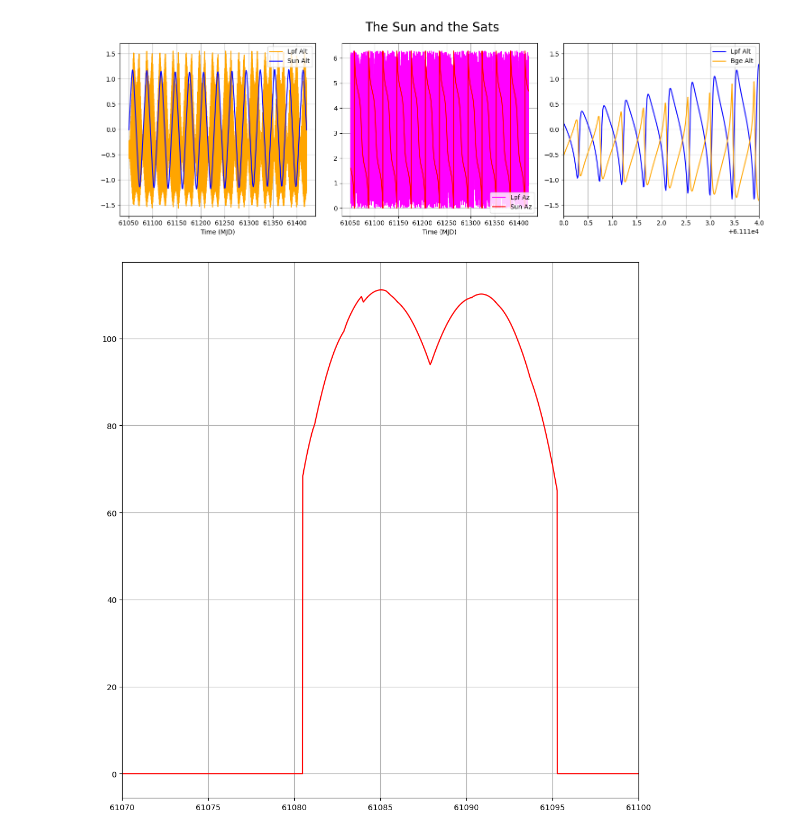
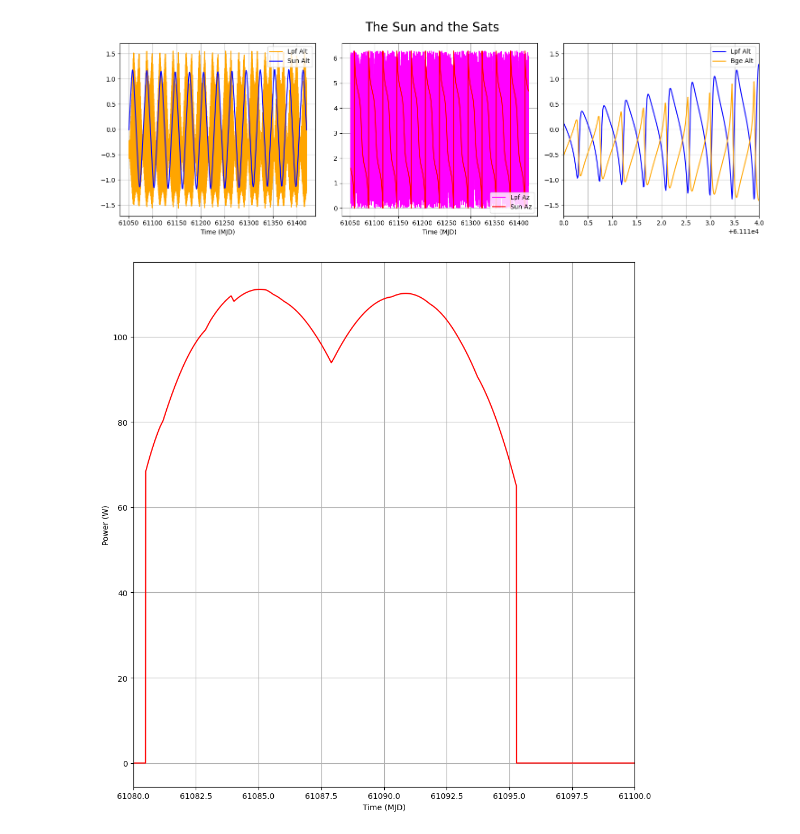
Before and after one commit to lusee-night/opsim, a Jupyter notebook: notebooks/opsim.ipynb, the cells around one changed output. Saved outputs shown, nothing was run; the diff lists cells and outputs as text; code cells hidden in the pictures.

```diff
--- a/notebooks/opsim.ipynb
+++ b/notebooks/opsim.ipynb
@@ -226,14 +227,16 @@ p3.set_xlim(61110,61114)
 # %%
 # OPTIONAL
 
 
 plt.rcParams["figure.figsize"] = [10., 10.]
 # plt.rcParams["figure.autolayout"] = True
 
 ax=plt.subplot()
 
-ax.plot(mySun.mjd, smltr.controller.power,  color="red",    label="Panel power*100")
-plt.xlim(61070, 61100)
+ax.plot(mySun.mjd, smltr.controller.power,  color="red",    label="Panel power")
+plt.xlabel("Time (MJD)")
+plt.ylabel("Power (W)")
+plt.xlim(61080, 61100)
 ax.grid(True)
 # %% [output]
-[figure, old version]
+[figure, new version]
```
Also changed, not shown: parts of 3 cells of this notebook, 3 other files.
